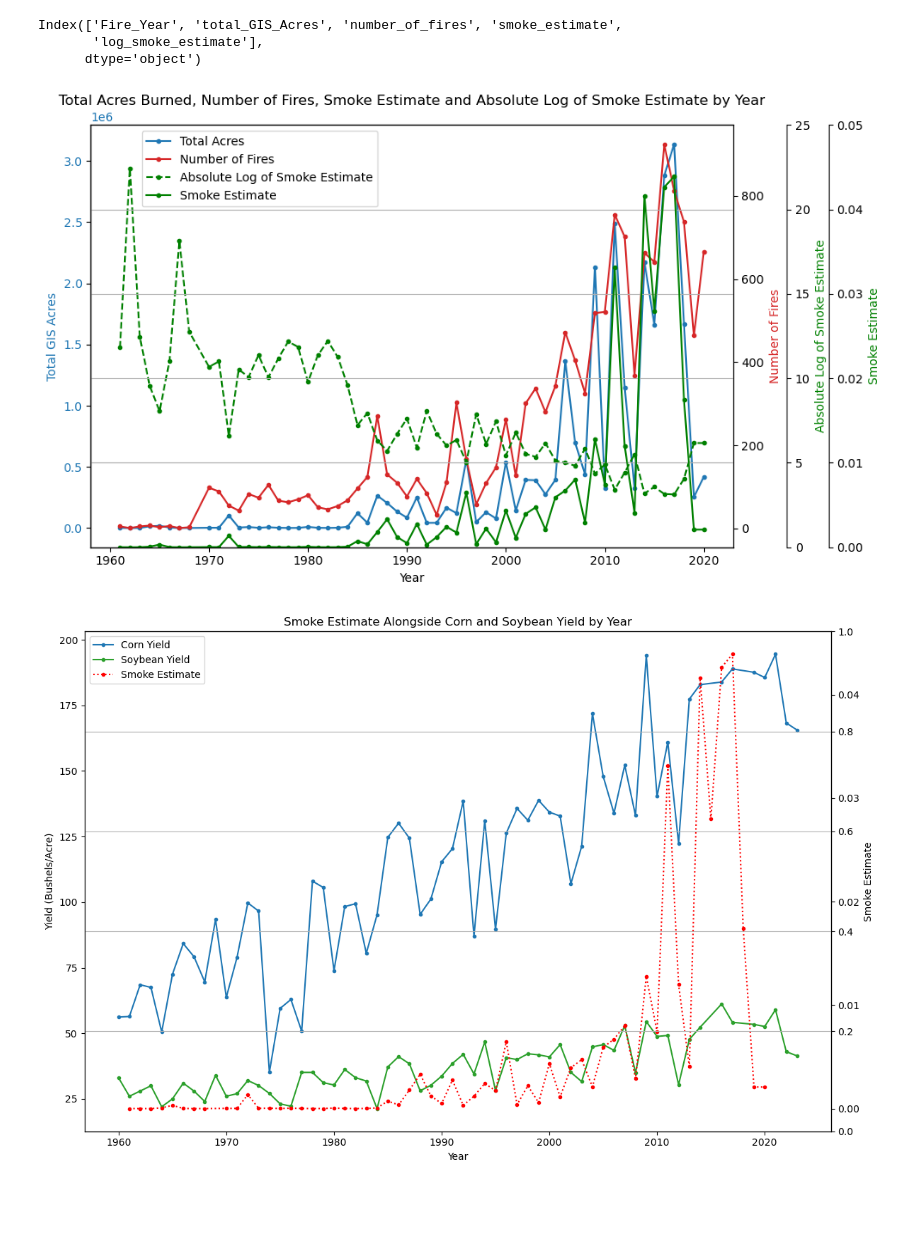
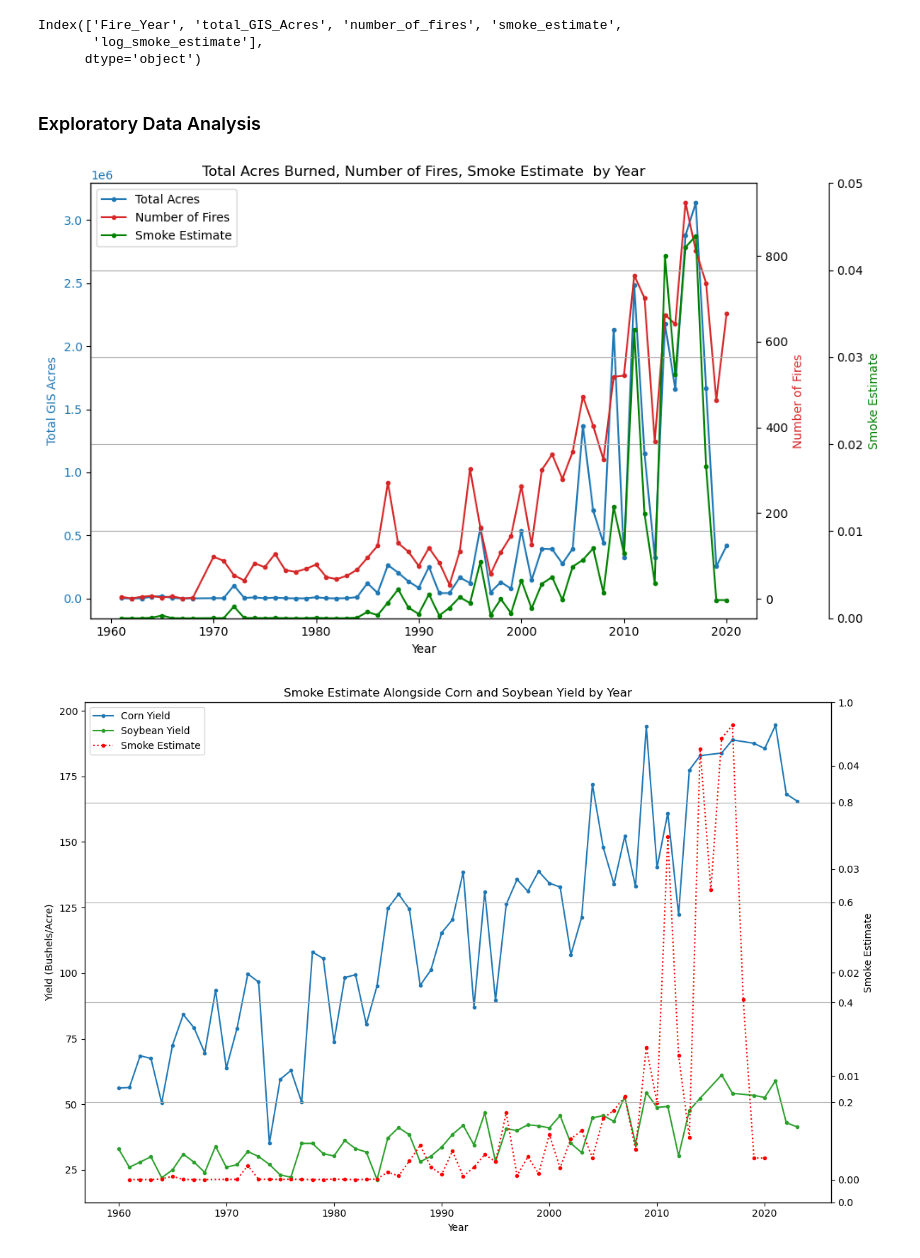
Before and after one commit to manya28/data-512-project, a Jupyter notebook: main_project.ipynb, the cells around one changed output. Drawn from its saved outputs; the diff is of its cells as text; code cells hidden in the pictures; blank space fills up the shorter version.

```diff
--- a/main_project.ipynb
+++ b/main_project.ipynb
@@ -52,6 +61,8 @@ fiyah.columns
 Index(['Fire_Year', 'total_GIS_Acres', 'number_of_fires', 'smoke_estimate',
        'log_smoke_estimate'],
       dtype='object')
+# %% [markdown]
+### Exploratory Data Analysis
 # %%
 # Modified plot to include all 3 lines using Claude 3.5 Sonnet
 # Prompt: "How can I ensure the log line is visible and clear on the plot"
@@ -68,45 +79,45 @@ ax1.tick_params(axis='y', labelcolor=color1)
 
 # Create second y-axis that shares the same x-axis
 ax2 = ax1.twinx()
 # Create third y-axis
-ax3 = ax1.twinx()
+# ax3 = ax1.twinx()
 ax4 = ax1.twinx()
 # Move it to the right of the second axis
-ax3.spines['right'].set_position(('outward', 45))
-ax4.spines['right'].set_position(('outward', 80))
+# ax3.spines['right'].set_position(('outward', 45))
+ax4.spines['right'].set_position(('outward', 60))
 
 # Plot number of fires (red dashed line)
 color2 = 'tab:red'
 ax2.set_ylabel('Number of Fires', color=color2)
 ax2.plot(fiyah['Fire_Year'], fiyah['number_of_fires'], color=color2, marker='o', markersize=3,
          linestyle='-', label='Number of Fires')
 
-# Plot log smoke estimate on its own axis
-ax3.set_ylabel('Absolute Log of Smoke Estimate', color='green')
-ax3.plot(fiyah['Fire_Year'],fiyah['log_smoke_estimate'],
-         color='green', linestyle='--', label='Absolute Log of Smoke Estimate', marker='o', markersize=3)
-ax3.set_ylim(0, 25)  # Based on the range shown in the bottom graph
+# # Plot log smoke estimate on its own axis
+# ax3.set_ylabel('Absolute Log of Smoke Estimate', color='green')
+# ax3.plot(fiyah['Fire_Year'],fiyah['log_smoke_estimate'],
+#          color='green', linestyle='--', label='Absolute Log of Smoke Estimate', marker='o', markersize=3)
+# ax3.set_ylim(0, 25)  # Based on the range shown in the bottom graph
 
 ax4.set_ylabel('Smoke Estimate', color='green')
 ax4.plot(fiyah['Fire_Year'],fiyah['smoke_estimate'],
          color='green', linestyle='-', label='Smoke Estimate',marker='o', markersize=3)
 ax4.set_ylim(0, 0.05)  # Based on the range shown in the bottom graph
 
 # Add title and adjust layout
-plt.title('Total Acres Burned, Number of Fires, Smoke Estimate and Absolute Log of Smoke Estimate by Year')
+plt.title('Total Acres Burned, Number of Fires, Smoke Estimate  by Year')
 plt.grid(True)
 
 # Add legend combining all lines
 lines1, labels1 = ax1.get_legend_handles_labels()
 lines2, labels2 = ax2.get_legend_handles_labels()
-lines3, labels3 = ax3.get_legend_handles_labels()
+# lines3, labels3 = ax3.get_legend_handles_labels()
 lines4, labels4 = ax4.get_legend_handles_labels()
-ax2.legend(lines1 + lines2 + lines3 + lines4, labels1 + labels2 + labels3 + labels4, loc="upper left", bbox_to_anchor=(0.07, 1))
+ax2.legend(lines1 + lines2  + lines4, labels1 + labels2 + labels4, loc="upper left")
 
 fig.tight_layout()
 plt.show()
 # %% [output]
-[figure, old version]
+[figure, new version]
 # %%
 # Create figure and axis objects with a single subplot
 fig, ax1 = plt.subplots(figsize=(12,8))
```
Also changed, not shown: parts of 24 cells of this notebook.
